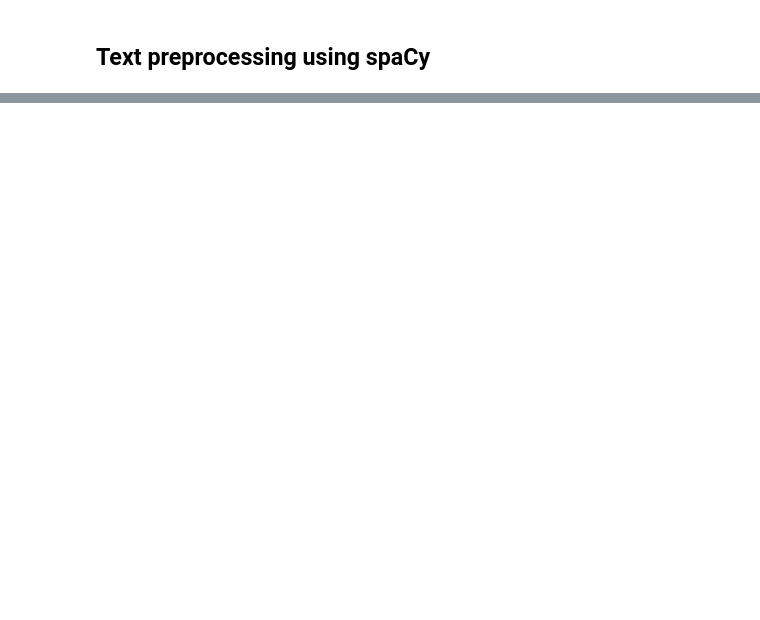
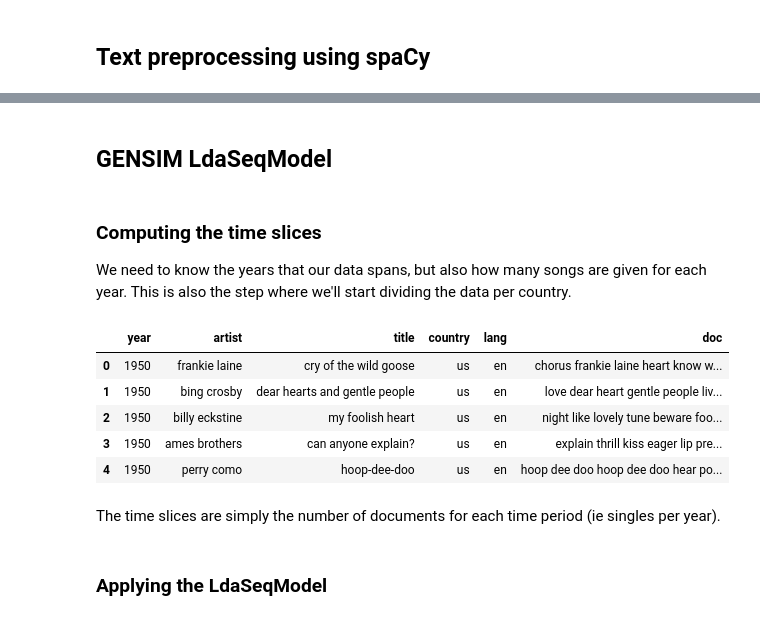
Before and after one commit to dauvillc/singles_topics_analysis, a Jupyter notebook: data_exploration.ipynb, the cells around one changed output, grey strips where cells are left out. Drawn from its saved outputs; the diff is of its cells as text; code cells hidden in the pictures; blank space fills up the shorter version.

```diff
--- a/data_exploration.ipynb
+++ b/data_exploration.ipynb
@@ -331,0 +445,18 @@ Processed 16200 songs
+# %% [markdown]
+## GENSIM LdaSeqModel
+# %% [markdown]
+### Computing the time slices
+We need to know the years that our data spans, but also how many songs are given for each year. This is also the step where we'll start dividing the data per country.
+# %%
+# We have to load the pandas dataset
+lyrics_df = pd.read_csv('data/processed_df.tsv', sep='\t')
+# Filters the language: Keeps only English, or French for songs from the France list
+lyrics_df = lyrics_df[(lyrics_df['lang'] == 'en') | ((lyrics_df['lang'] == 'fr') & (lyrics_df['country'] == 'fr'))]
+lyrics_df.head()
+# %% [output]
+|  | year | artist | title | country | lang | doc |
+| 0 | 1950 | frankie laine | cry of the wild goose | us | en | chorus frankie laine heart know w... |
+| 1 | 1950 | bing crosby | dear hearts and gentle people | us | en | love dear heart gentle people liv... |
+| 2 | 1950 | billy eckstine | my foolish heart | us | en | night like lovely tune beware foo... |
+| 3 | 1950 | ames brothers | can anyone explain? | us | en | explain thrill kiss eager lip pre... |
+| 4 | 1950 | perry como | hoop-dee-doo | us | en | hoop dee doo hoop dee doo hear po... |
@@ -331,0 +468,2 @@ Processed 16200 songs
+# %% [markdown]
+The time slices are simply the number of documents for each time period (ie singles per year).
@@ -331,0 +478,2 @@ Processed 16200 songs
+# %% [markdown]
+### Applying the LdaSeqModel
```
Also changed, not shown: parts of 45 cells of this notebook.
